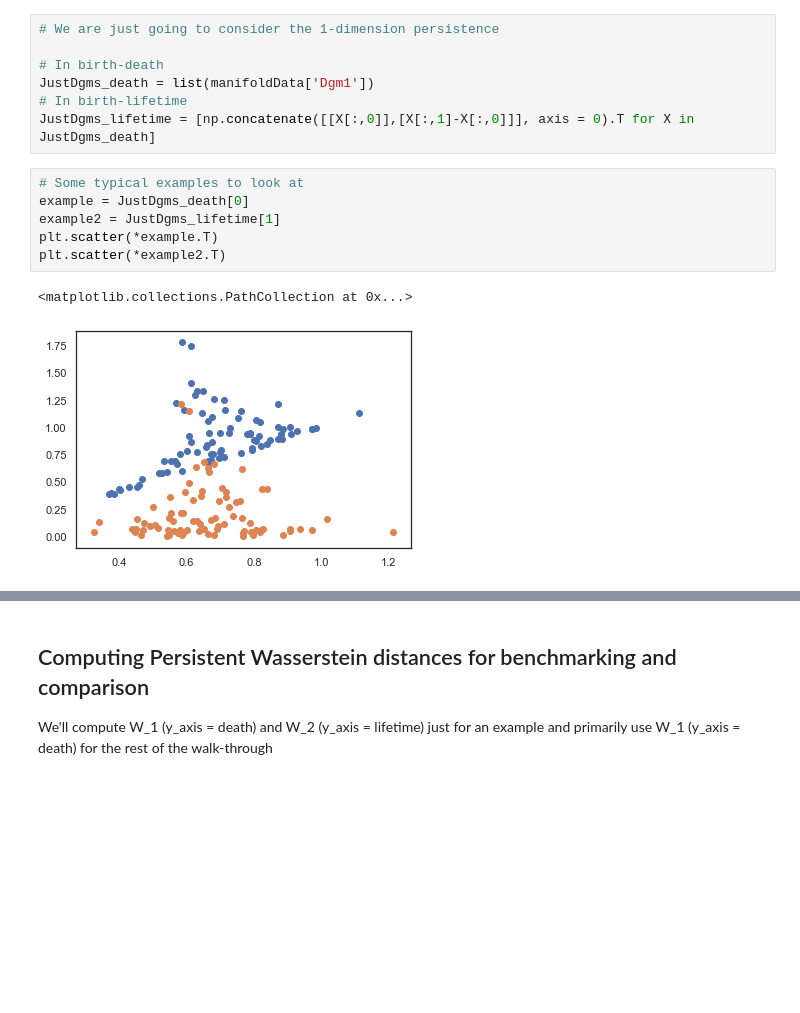
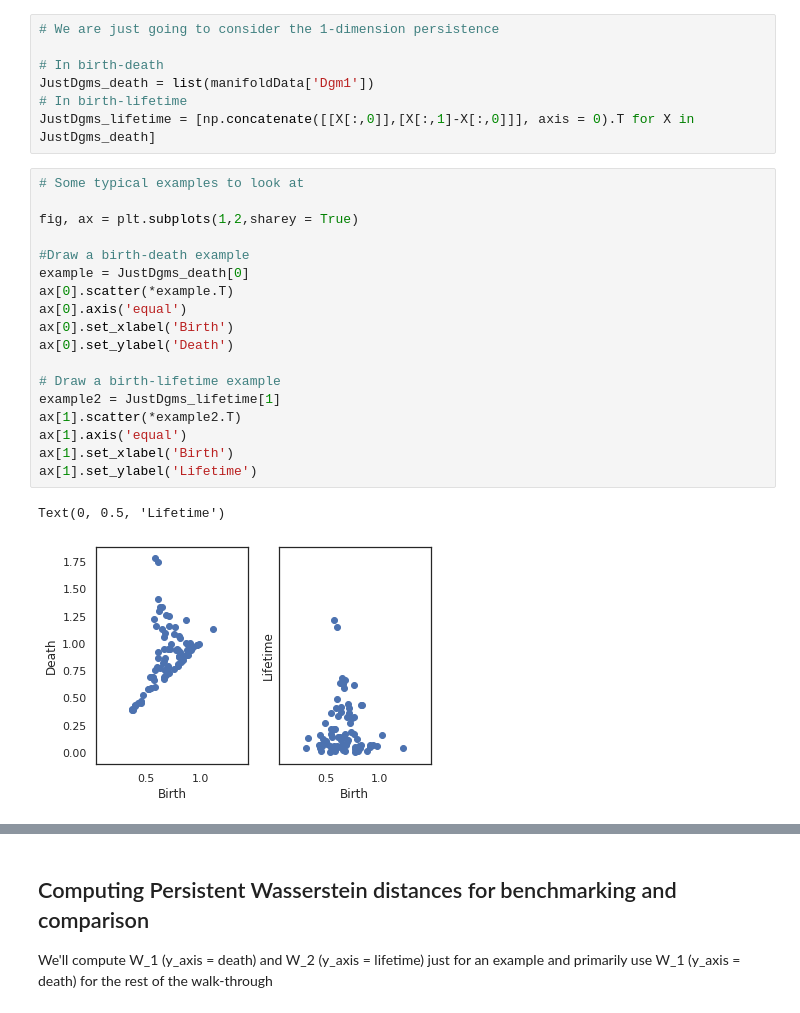
Before and after one commit to scikit-tda/pervect, a Jupyter notebook: notebooks/Approximate Persistent Wasserstein via GMM Walk-through.ipynb, the cells around one changed output, grey strips where cells are left out. Saved outputs shown, nothing was run; the diff lists cells and outputs as text; blank space fills up the shorter version.

```diff
--- a/notebooks/Approximate Persistent Wasserstein via GMM Walk-through.ipynb
+++ b/notebooks/Approximate Persistent Wasserstein via GMM Walk-through.ipynb
@@ -49,15 +49,27 @@ Wall time: 50.1 s
 JustDgms_death = list(manifoldData['Dgm1'])
 # In birth-lifetime
 JustDgms_lifetime = [np.concatenate([[X[:,0]],[X[:,1]-X[:,0]]], axis = 0).T for X in JustDgms_death]
-# %%
-# Some typical examples to look at
-example = JustDgms_death[0]
-example2 = JustDgms_lifetime[1]
-plt.scatter(*example.T)
-plt.scatter(*example2.T)
-# %% [output]
-<matplotlib.collections.PathCollection at 0x...>
-[figure, removed]
+# %%
+# Some typical examples to look at
+
+fig, ax = plt.subplots(1,2,sharey = True)
+
+#Draw a birth-death example
+example = JustDgms_death[0]
+ax[0].scatter(*example.T)
+ax[0].axis('equal')
+ax[0].set_xlabel('Birth')
+ax[0].set_ylabel('Death')
+
+# Draw a birth-lifetime example
+example2 = JustDgms_lifetime[1]
+ax[1].scatter(*example2.T)
+ax[1].axis('equal')
+ax[1].set_xlabel('Birth')
+ax[1].set_ylabel('Lifetime')
+# %% [output]
+Text(0, 0.5, 'Lifetime')
+[figure, added]
 # %%
 # Here's the complete data for all of the Dgms (with y_axis = 'death')
 
```
Also changed, not shown: parts of 6 cells of this notebook.
